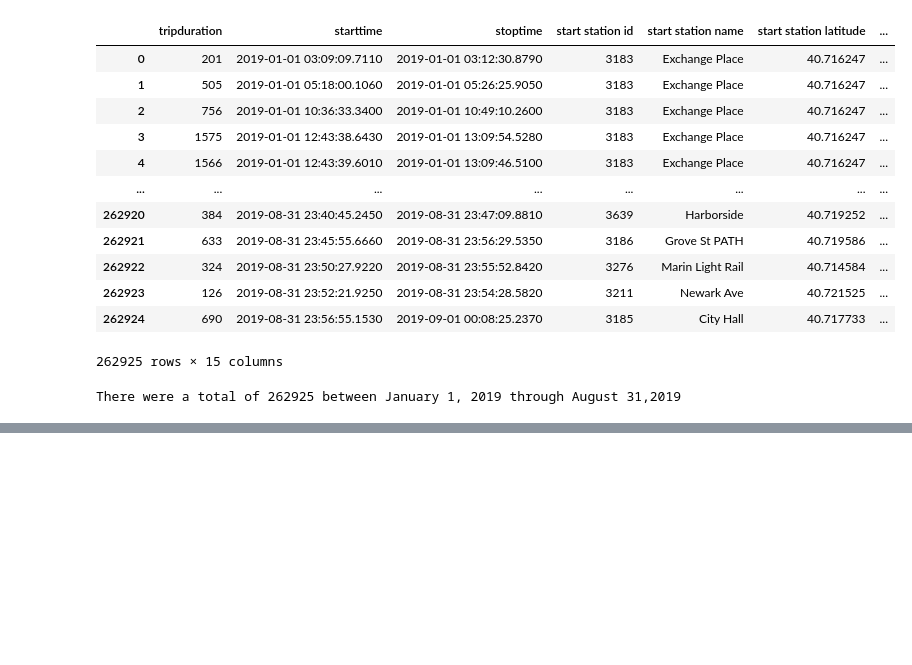
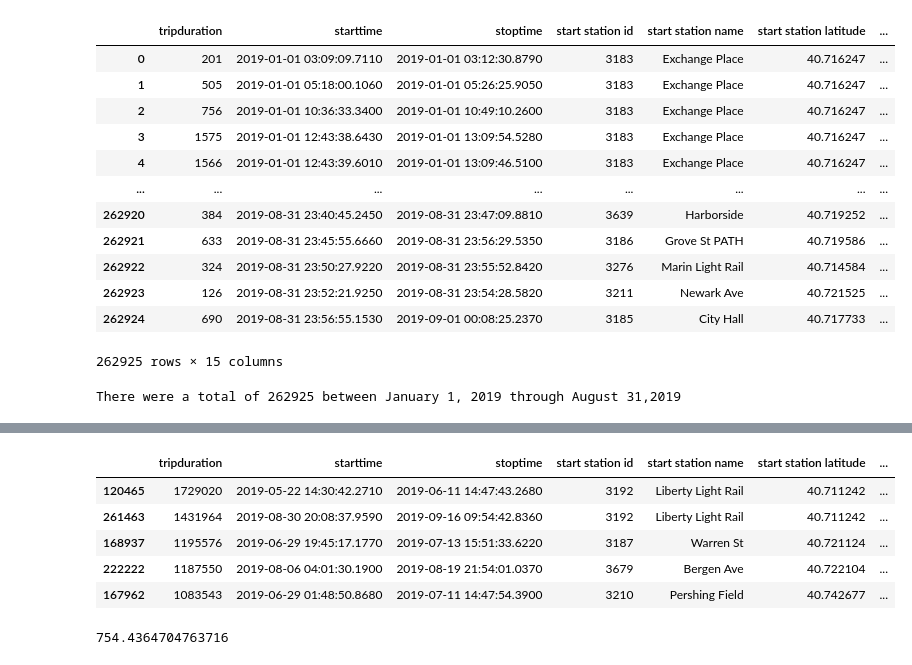
Before and after one commit to tnatoli29/Project_1, a Jupyter notebook: CitiBike/CitiBike 2019 Merge Data.ipynb, the cells around one changed output, grey strips where cells are left out. Cells and saved outputs as stored; diff of their text form; code cells hidden in the pictures; blank space fills up the shorter version.

```diff
--- a/CitiBike/CitiBike 2019 Merge Data.ipynb
+++ b/CitiBike/CitiBike 2019 Merge Data.ipynb
@@ -51,6 +52,7 @@ combined_citibike_df8
 # %%
 combined_citibike_df8["gender"] = combined_citibike_df8["gender"].map(str)
 combined_citibike_df8["gender"] = combined_citibike_df8["gender"].replace(['0','1','2'],['Unknown','Male','Female'])
+combined_citibike_df8 = combined_citibike_df8.dropna(how='any')
 combined_citibike_df8
 # %% [output]
 |  | tripduration | starttime | stoptime | start station id | start station name | start station latitude | ... |
@@ -73,0 +132,15 @@ There were a total of 262925 between January 1, 2019 through August 31,2019
+# %%
+trip_df = combined_citibike_df8.sort_values(["tripduration"], ascending = [False])
+trip_df.head()
+# %% [output]
+|  | tripduration | starttime | stoptime | start station id | start station name | start station latitude | ... |
+| 120465 | 1729020 | 2019-05-22 14:30:42.2710 | 2019-06-11 14:47:43.2680 | 3192 | Liberty Light Rail | 40.711242 | ... |
+| 261463 | 1431964 | 2019-08-30 20:08:37.9590 | 2019-09-16 09:54:42.8360 | 3192 | Liberty Light Rail | 40.711242 | ... |
+| 168937 | 1195576 | 2019-06-29 19:45:17.1770 | 2019-07-13 15:51:33.6220 | 3187 | Warren St | 40.721124 | ... |
+| 222222 | 1187550 | 2019-08-06 04:01:30.1900 | 2019-08-19 21:54:01.0370 | 3679 | Bergen Ave | 40.722104 | ... |
+| 167962 | 1083543 | 2019-06-29 01:48:50.8680 | 2019-07-11 14:47:54.3900 | 3210 | Pershing Field | 40.742677 | ... |
+# %%
+avg_trip = combined_citibike_df8["tripduration"].mean()
+avg_trip
+# %% [output]
+754.4364704763716
```
Also changed, not shown: parts of 14 cells of this notebook.
